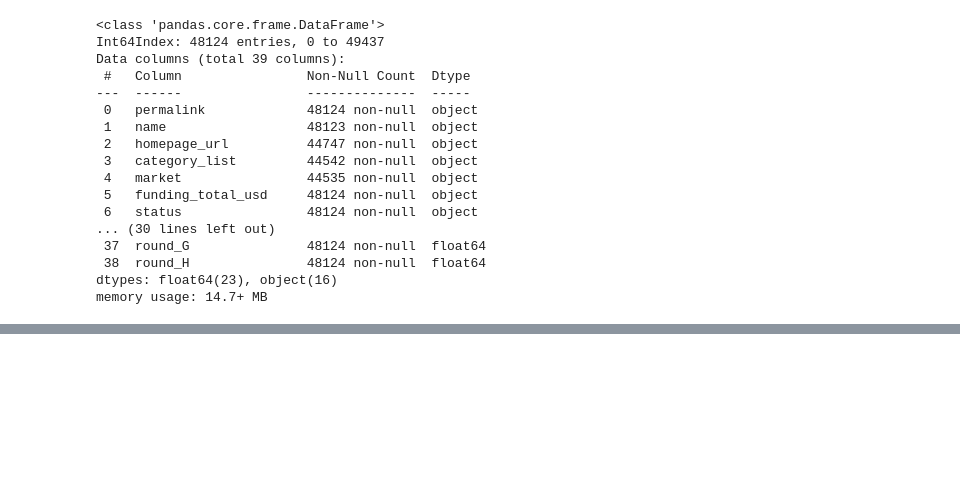
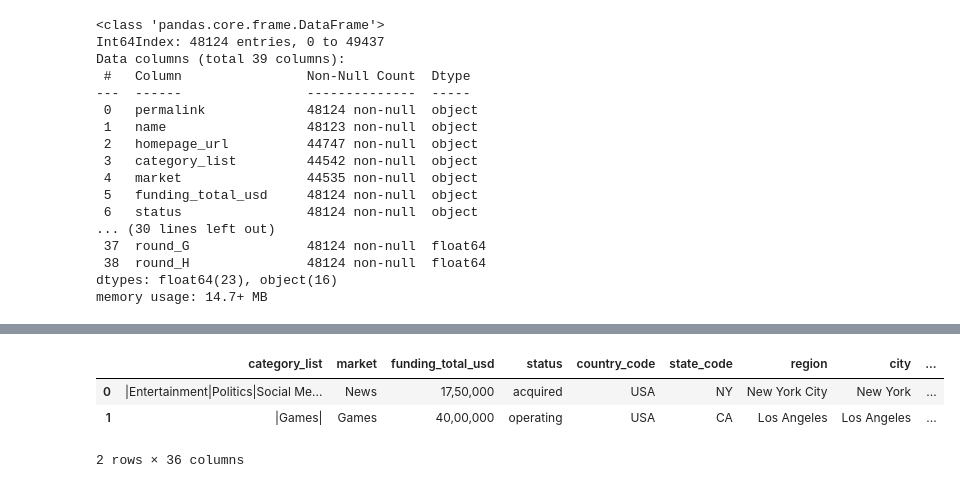
Before and after one commit to t-i-n-a-t/MachineLearning, a Jupyter notebook: Portfolio.ipynb, the cells around one changed output, grey strips where cells are left out. Saved outputs shown, nothing was run; the diff lists cells and outputs as text; code cells hidden in the pictures; blank space fills up the shorter version.

Commit message:
approaches added

```diff
--- a/Portfolio.ipynb
+++ b/Portfolio.ipynb
@@ -194,9 +201,15 @@ print(data.shape)
 print(data[data['status'].isna()].shape)
 # drop all entries where status is NaN
 # at the end we want to predict the status, so entries with no status aren't helpful
-data = data[data['status'].notna()]
-print(data.shape)
+#data_RD --> Approach 2 with NaNs replaced with mean, most recent, ...
+data_RD = data[data['status'].notna()]
+print(data_RD.shape)
 # %% [output]
 (49439, 39)
 (1315, 39)
 (48124, 39)
+# %%
+format_date = ('founded_at','first_funding_at','last_funding_at')
+for i in format_date:
+  data_RD[i] = pd.to_datetime(data_RD[i], format = '%Y-%m-%d', errors = 'coerce')
+print(data_RD["founded_at"])
@@ -302,3 +349,8 @@ print(f'Round H: {data.round_H.unique().shape}')
 # %%
-data = data.drop(['permalink', 'name', 'homepage_url'], axis=1)
-data.head(2)
+data_RD = data_RD.drop(['permalink', 'name', 'homepage_url'], axis=1)
+data_RD.head(2)
+# %% [output]
+|  | category_list | market | funding_total_usd | status | country_code | state_code | region | city | ... |
+| 0 | |Entertainment|Politics|Social Me... | News | 17,50,000 | acquired | USA | NY | New York City | New York | ... |
+| 1 | |Games| | Games | 40,00,000 | operating | USA | CA | Los Angeles | Los Angeles | ... |
+2 rows × 36 columns
```
Also changed, not shown: parts of 22 cells of this notebook.
